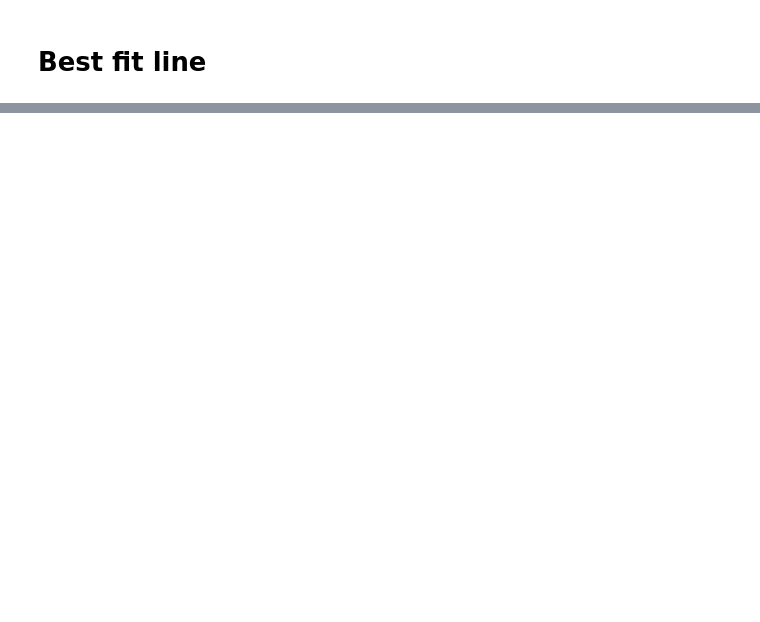
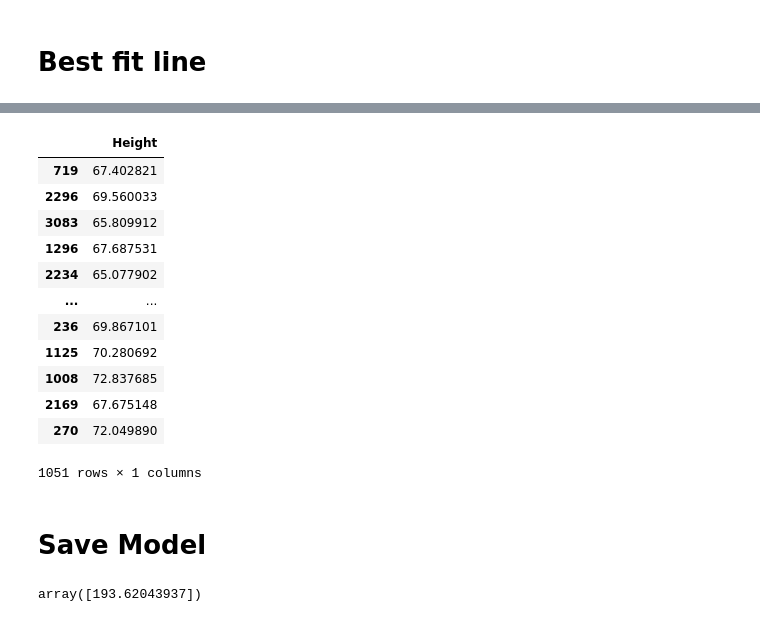
Before and after one commit to Dipto755/Introduction-to-Machine-Learning, a Jupyter notebook: Assignment 1/Assignment 1.ipynb, the cells around one changed output, grey strips where cells are left out. Drawn from its saved outputs; the diff is of its cells as text; code cells hidden in the pictures; blank space fills up the shorter version.

```diff
--- a/Assignment 1/Assignment 1.ipynb
+++ b/Assignment 1/Assignment 1.ipynb
@@ -241,0 +244,18 @@ r2_score(ytest, pred)
+# %%
+xtest
+# %% [output]
+|  | Height |
+| 719 | 67.402821 |
+| 2296 | 69.560033 |
+| 3083 | 65.809912 |
+| 1296 | 67.687531 |
+| 2234 | 65.077902 |
+| ... | ... |
+| 236 | 69.867101 |
+| 1125 | 70.280692 |
+| 1008 | 72.837685 |
+| 2169 | 67.675148 |
+| 270 | 72.049890 |
+1051 rows × 1 columns
+# %% [markdown]
+# Save Model
@@ -241,0 +269,4 @@ r2_score(ytest, pred)
+# %%
+reg2.predict([[70.171479]])
+# %% [output]
+array([193.62043937])
```
Also changed, not shown: parts of 21 cells of this notebook, 3 other files.
